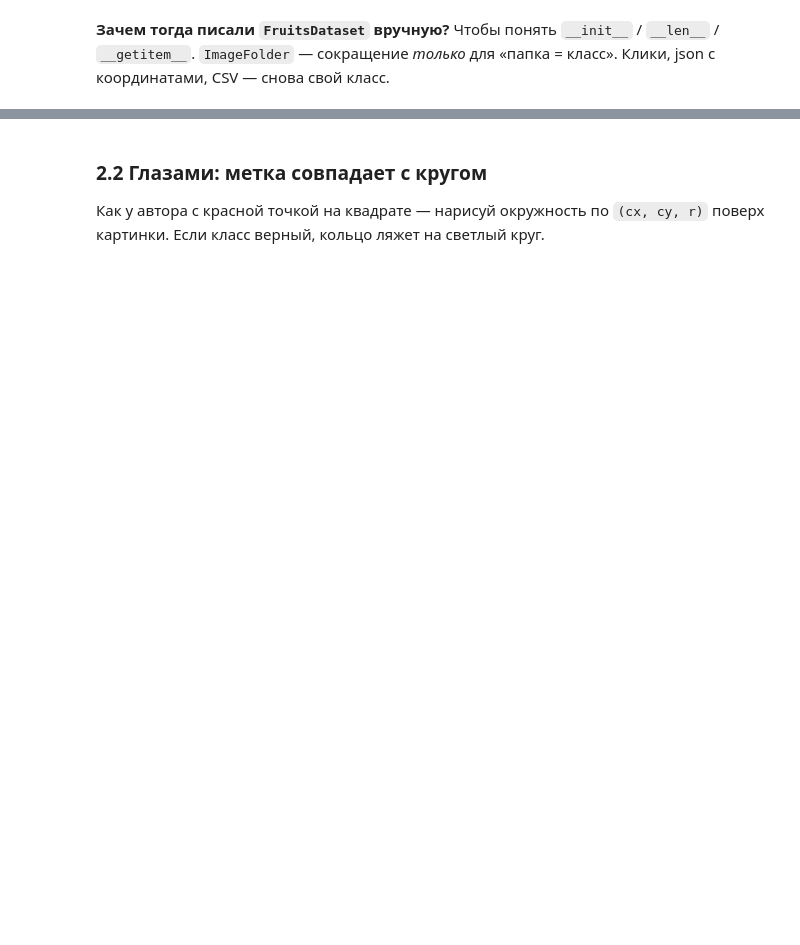
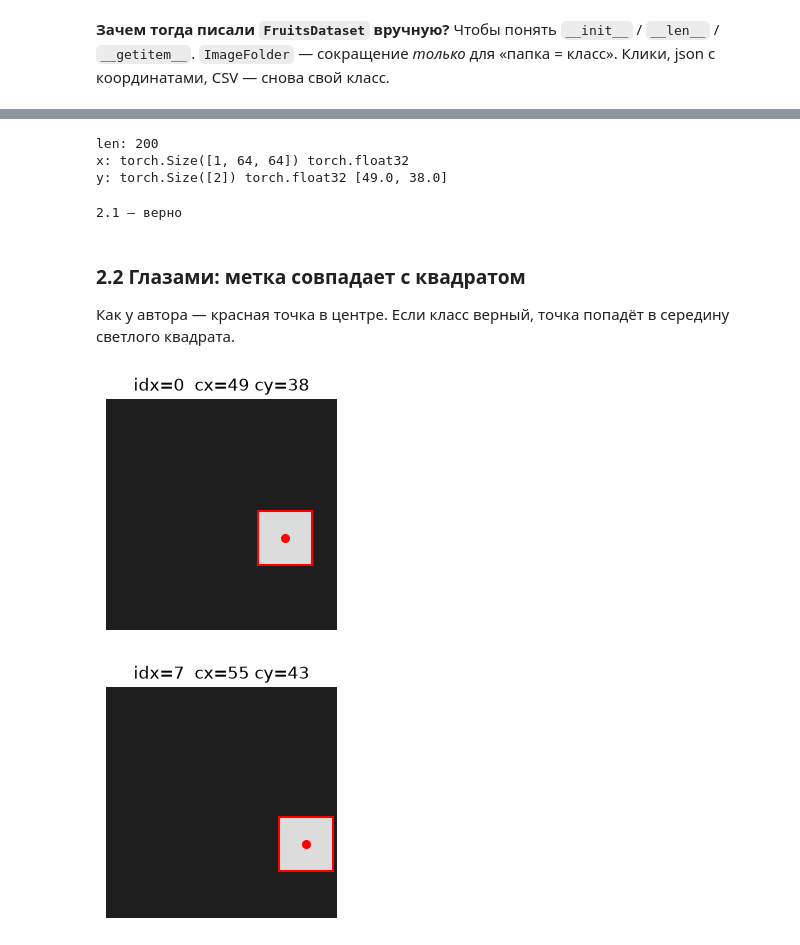
Before and after one commit to ivanvaluchevalex1996/PyTorch, a Jupyter notebook: 06/06_dataset_dataloader_3.ipynb, the cells around one changed output, grey strips where cells are left out. Drawn from its saved outputs; the diff is of its cells as text; code cells hidden in the pictures; blank space fills up the shorter version.

```diff
--- a/06/06_dataset_dataloader_3.ipynb
+++ b/06/06_dataset_dataloader_3.ipynb
@@ -241,66 +256,84 @@ circles/
 - картинка: `Image.open(path)` → `np.array(...)` → `torch.from_numpy(...).float() / 255` → `.unsqueeze(0)`;
 - ответ: `torch.tensor(labels[name], dtype=torch.float32)`.
 # %%
-# 2.1 Допиши CirclesDataset.
+# 2.1 Допиши SquaresDataset.
 # Ожидаемый вывод:
 #   len: 200
 #   x: torch.Size([1, 64, 64]) torch.float32
-#   y: torch.Size([3]) torch.float32   # [cx, cy, r]
+#   y: torch.Size([2]) torch.float32   # [cx, cy]
 
 
-class CirclesDataset(Dataset):
+class SquaresDataset(Dataset):
     def __init__(self, root):
         self.root = root
-        ...
-        ...
-        ...
+        self.names = os.listdir(root)
+        if "labels.json" in self.names:
+            self.names.remove("labels.json")
+        self.len_dataset = len(self.names)
+
+        with open(os.path.join(self.root, "labels.json"), "r") as f:
+            self.dict_labels = json.load(f)
+
 
     def __len__(self):
-        ...
+        return self.len_dataset
 
     def __getitem__(self, idx):
-        ...
-        ...
+        name_file = self.names[idx]
+        path_fruits = os.path.join(self.root, name_file)
+        x = torch.tensor(np.array(Image.open(path_fruits)), dtype=torch.float32) / 255
+        x = x.unsqueeze(0)
+        y = torch.tensor((self.dict_labels[name_file]),  dtype=torch.float32)
         return x, y
 
 
-circles_ds = CirclesDataset(CIRCLES_DIR)
-x, y = circles_ds[0]
-print("len:", len(circles_ds))
+squares_ds = SquaresDataset(SQUARES_DIR)
+x, y = squares_ds[0]
+print("len:", len(squares_ds))
 print("x:", x.shape, x.dtype)
 print("y:", y.shape, y.dtype, y.tolist())
+# %% [output]
+len: 200
+x: torch.Size([1, 64, 64]) torch.float32
+y: torch.Size([2]) torch.float32 [49.0, 38.0]
 # %%
-need(len(circles_ds) == 200, f"len={len(circles_ds)}")
+need(len(squares_ds) == 200, f"len={len(squares_ds)}")
 need_tensor(x, "x")
 need_tensor(y, "y")
 need(tuple(x.shape) == (1, 64, 64) and x.dtype == torch.float32, f"x: {tuple(x.shape)} {x.dtype}")
-need(tuple(y.shape) == (3,) and y.dtype == torch.float32, f"y: {tuple(y.shape)} {y.dtype}")
+need(tuple(y.shape) == (2,) and y.dtype == torch.float32, f"y: {tuple(y.shape)} {y.dtype}")
 need(0.0 <= float(x.min()) and float(x.max()) <= 1.0, "x должен быть в [0, 1]")
-# сверим с json для img_000.png (после sort это names[0])
 with open(LABELS_PATH, encoding="utf-8") as f:
     _lab = json.load(f)
-need(circles_ds.names[0] == "img_000.png", f"names[0]={circles_ds.names[0]}")
+need(squares_ds.names[0] == "img_000.png", f"names[0]={squares_ds.names[0]}")
 need(y.tolist() == _lab["img_000.png"], f"y={y.tolist()} != {_lab['img_000.png']}")
 print("2.1 — верно")
+# %% [output]
+2.1 — верно
 # %% [markdown]
-### 2.2 Глазами: метка совпадает с кругом
+### 2.2 Глазами: метка совпадает с квадратом
 
-Как у автора с красной точкой на квадрате — нарисуй окружность по `(cx, cy, r)` поверх картинки. Если класс верный, кольцо ляжет на светлый круг.
+Как у автора — красная точка в центре. Если класс верный, точка попадёт в середину светлого квадрата.
 # %%
-def show_circle(ds, idx=0):
+def show_square(ds, idx=0, side=15):
     img, target = ds[idx]
-    cx, cy, r = target.tolist()
-    # img: (1, H, W) → для imshow (H, W)
+    cx, cy = target.tolist()
     plt.figure(figsize=(3, 3))
     plt.imshow(img.squeeze(0).numpy(), cmap="gray", vmin=0, vmax=1)
-    circ = plt.Circle((cx, cy), r, fill=False, color="red", linewidth=2)
-    plt.gca().add_patch(circ)
-    plt.scatter([cx], [cy], c="red", s=20)
-    plt.title(f"idx={idx}  cx={cx:.0f} cy={cy:.0f} r={r:.0f}")
+    half = side / 2
+    rect = patches.Rectangle(
+        (cx - half, cy - half), side, side, fill=False, edgecolor="red", linewidth=1.5
+    )
+    plt.gca().add_patch(rect)
+    plt.scatter([cx], [cy], c="red", s=30)
+    plt.title(f"idx={idx}  cx={cx:.0f} cy={cy:.0f}")
     plt.axis("off")
     plt.show()
 
 
-show_circle(circles_ds, 0)
-show_circle(circles_ds, 7)
+show_square(squares_ds, 0)
+show_square(squares_ds, 7)
+# %% [output]
+[figure, added]
+[figure, added]
 # %%
```
Also changed, not shown: parts of 12 cells of this notebook, 10 other files.
